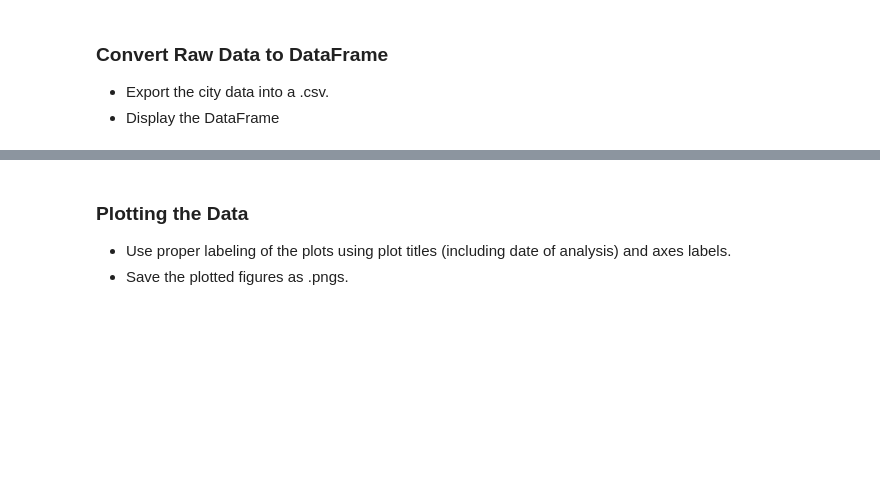
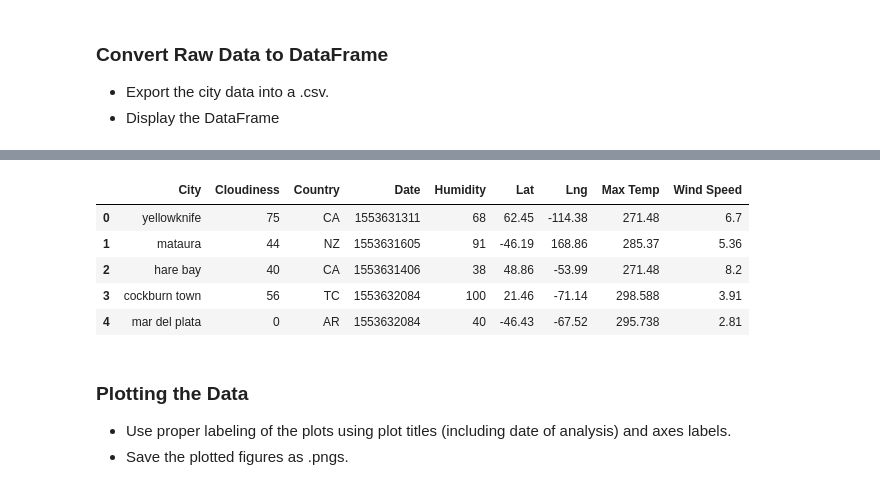
Before and after one commit to SmirnovaAlina/Python_API, a Jupyter notebook: WeatherPy.ipynb, the cells around one changed output, grey strips where cells are left out. Drawn from its saved outputs; the diff is of its cells as text; code cells hidden in the pictures; blank space fills up the shorter version.

```diff
--- a/WeatherPy.ipynb
+++ b/WeatherPy.ipynb
@@ -126,3 +131,38 @@ city_df.head()
+# %%
+
+for index,row in city_df.iterrows():
+    city = row['City']
+    query_url = url + "appid=" + api_key + "&q=" + city
+    try:
+        make_request = requests.get(query_url)
+        json_response = make_request.json()
+        city_df.loc[index, "Cloudiness"] = json_response["clouds"]["all"]
+        city_df.loc[index, "Country"] = json_response["sys"]["country"]
+        city_df.loc[index, "Date"] = json_response["dt"]
+        city_df.loc[index, "Humidity"] = json_response["main"]["humidity"]
+        city_df.loc[index, "Lat"] = json_response["coord"]["lat"]
+        city_df.loc[index, "Lng"] = json_response["coord"]["lon"]
+        city_df.loc[index, "Max Temp"] = json_response["main"]["temp_max"]
+        city_df.loc[index, "Wind Speed"] = json_response["wind"]["speed"]
+    except:
+        city_df.loc[index, "Cloudiness"] = "NaN"
+        city_df.loc[index, "Country"] = "NaN"
+        city_df.loc[index, "Date"] = "NaN"
+        city_df.loc[index, "Humidity"] = "NaN"
+        city_df.loc[index, "Lat"] = "NaN"
+        city_df.loc[index, "Lng"] = "NaN"
+        city_df.loc[index, "Max Temp"] = "NaN"
+        city_df.loc[index, "Wind Speed"] = "NaN"
+        continue
+
+city_df.head()
+# %% [output]
+|  | City | Cloudiness | Country | Date | Humidity | Lat | Lng | Max Temp | Wind Speed |
+| 0 | yellowknife | 75 | CA | 1553631311 | 68 | 62.45 | -114.38 | 271.48 | 6.7 |
+| 1 | mataura | 44 | NZ | 1553631605 | 91 | -46.19 | 168.86 | 285.37 | 5.36 |
+| 2 | hare bay | 40 | CA | 1553631406 | 38 | 48.86 | -53.99 | 271.48 | 8.2 |
+| 3 | cockburn town | 56 | TC | 1553632084 | 100 | 21.46 | -71.14 | 298.588 | 3.91 |
+| 4 | mar del plata | 0 | AR | 1553632084 | 40 | -46.43 | -67.52 | 295.738 | 2.81 |
 # %% [markdown]
 ### Plotting the Data
 * Use proper labeling of the plots using plot titles (including date of analysis) and axes labels.
```
Also changed, not shown: parts of 9 cells of this notebook.
